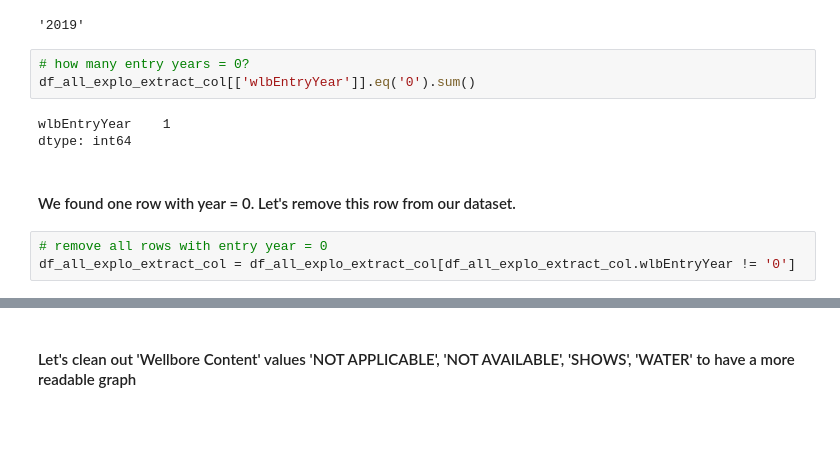
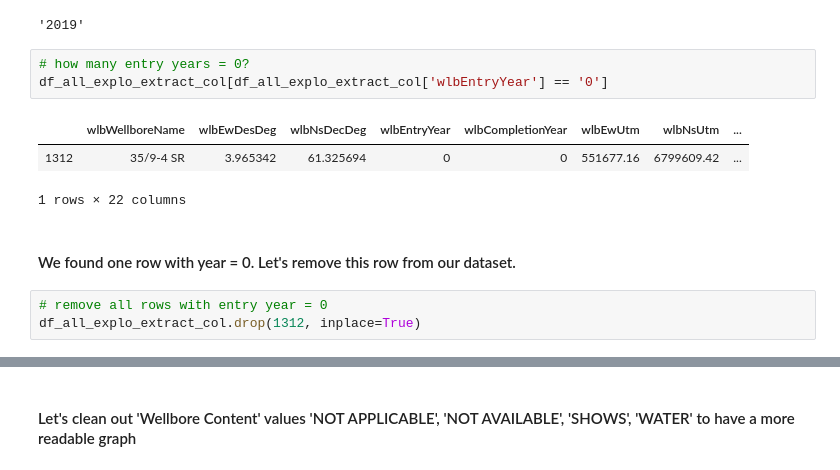
Before and after one commit to AnneEstoppey/EasyDataTools, a Jupyter notebook: notebooks/well_data_norge_API_altair_graph.ipynb, the cells around one changed output, grey strips where cells are left out. Cells and saved outputs as stored; diff of their text form; blank space fills up the shorter version.

```diff
--- a/notebooks/well_data_norge_API_altair_graph.ipynb
+++ b/notebooks/well_data_norge_API_altair_graph.ipynb
@@ -181,15 +174,16 @@ df_all_explo_extract_col['wlbEntryYear'].max()
 '2019'
 # %%
 # how many entry years = 0?
-df_all_explo_extract_col[['wlbEntryYear']].eq('0').sum()
+df_all_explo_extract_col[df_all_explo_extract_col['wlbEntryYear'] == '0']
 # %% [output]
+|  | wlbWellboreName | wlbEwDesDeg | wlbNsDecDeg | wlbEntryYear | wlbCompletionYear | wlbEwUtm | wlbNsUtm | ... |
+| 1312 | 35/9-4 SR | 3.965342 | 61.325694 | 0 | 0 | 551677.16 | 6799609.42 | ... |
-wlbEntryYear    1
-dtype: int64
+1 rows × 22 columns
 # %% [markdown]
 #### We found one row with year = 0. Let's remove this row from our dataset.
 # %%
 # remove all rows with entry year = 0
-df_all_explo_extract_col = df_all_explo_extract_col[df_all_explo_extract_col.wlbEntryYear != '0']
+df_all_explo_extract_col.drop(1312, inplace=True)
 # %%
 df_all_explo_extract_col.shape
 # %% [output]
```
Also changed, not shown: parts of 23 cells of this notebook.
